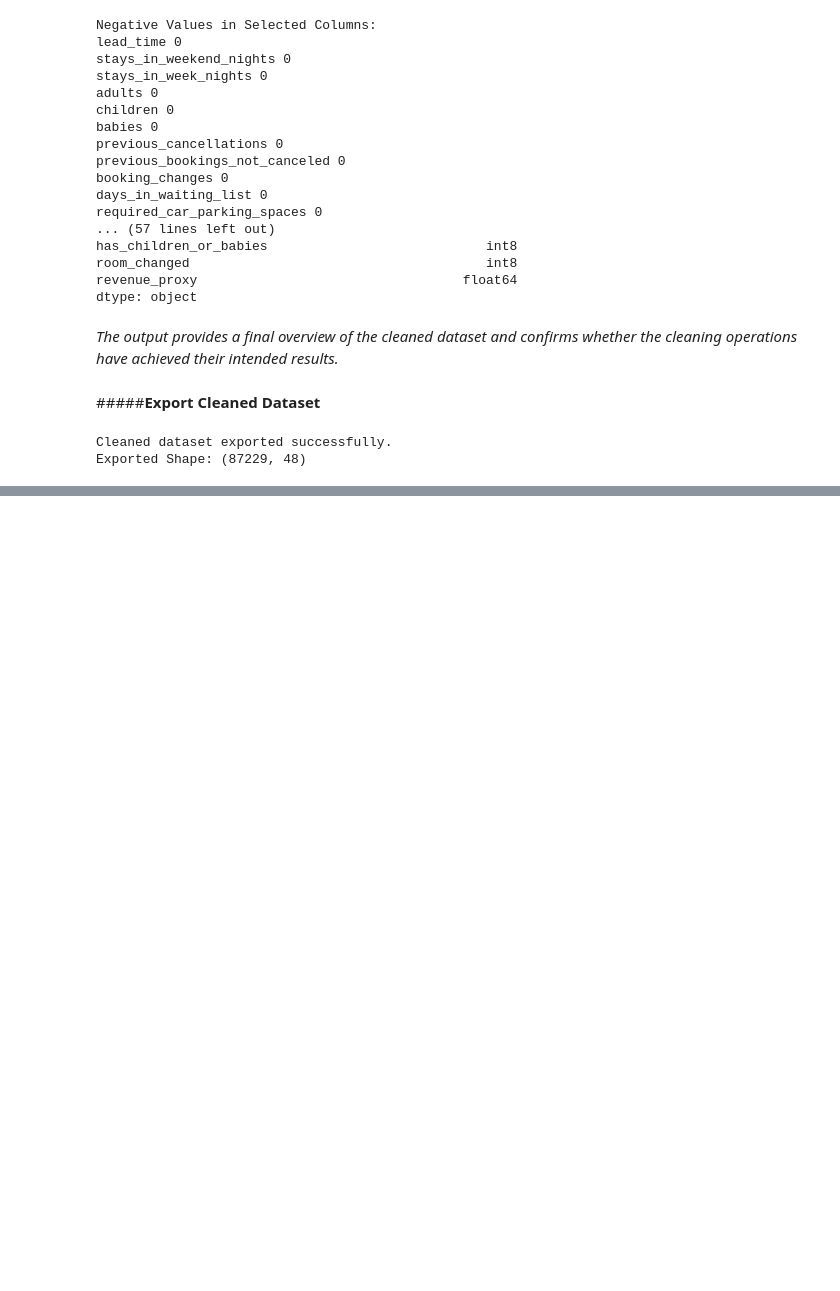
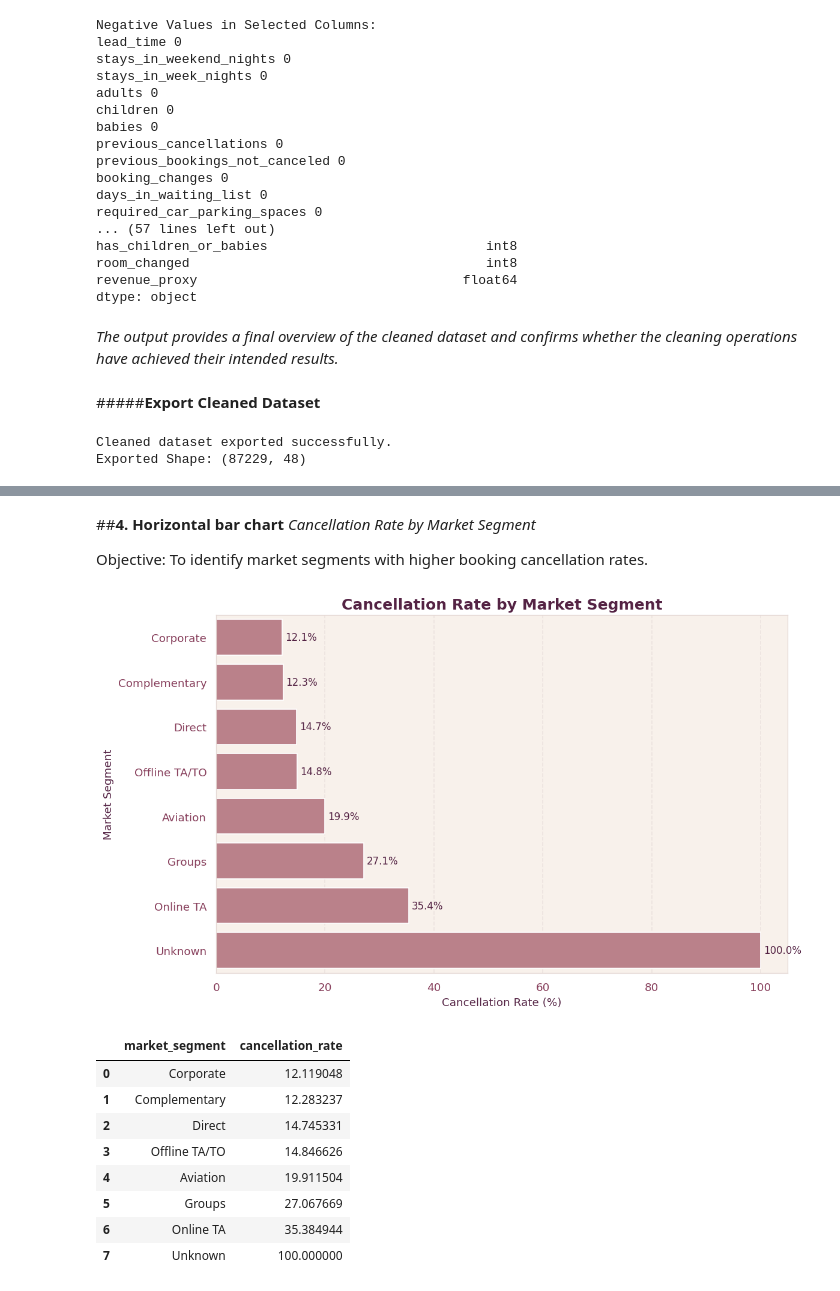
Before and after one commit to Gayathri-sp18/LuxeStay-Analytics, a Jupyter notebook: Hotel_Booking_Analysis.ipynb, the cells around one changed output, grey strips where cells are left out. Saved outputs shown, nothing was run; the diff lists cells and outputs as text; code cells hidden in the pictures; blank space fills up the shorter version.

```diff
--- a/Hotel_Booking_Analysis.ipynb
+++ b/Hotel_Booking_Analysis.ipynb
@@ -811,0 +1192,46 @@ Exported Shape: (87229, 48)
+# %% [markdown]
+##**4. Horizontal bar chart**
+*Cancellation Rate by Market Segment*
+
+Objective: To identify market segments with higher booking cancellation rates.
+# %%
+
+segment_cancellation = (
+    df.groupby("market_segment")["is_canceled"]
+      .mean()
+      .mul(100)
+      .sort_values()
+      .reset_index(name="cancellation_rate")
+)
+
+plt.figure(figsize=(10, 6))
+
+ax = sns.barplot(
+    data=segment_cancellation,
+    x="cancellation_rate",
+    y="market_segment",
+    color=DUSTY_ROSE
+)
+
+for container in ax.containers:
+    ax.bar_label(container, fmt="%.1f%%", padding=3)
+
+plt.title("Cancellation Rate by Market Segment",
+          fontsize=15, fontweight="bold")
+plt.xlabel("Cancellation Rate (%)")
+plt.ylabel("Market Segment")
+plt.tight_layout()
+plt.show()
+
+display(segment_cancellation)
+# %% [output]
+[figure, added]
+|  | market_segment | cancellation_rate |
+| 0 | Corporate | 12.119048 |
+| 1 | Complementary | 12.283237 |
+| 2 | Direct | 14.745331 |
+| 3 | Offline TA/TO | 14.846626 |
+| 4 | Aviation | 19.911504 |
+| 5 | Groups | 27.067669 |
+| 6 | Online TA | 35.384944 |
+| 7 | Unknown | 100.000000 |
```
Also changed, not shown: parts of 55 cells of this notebook.
